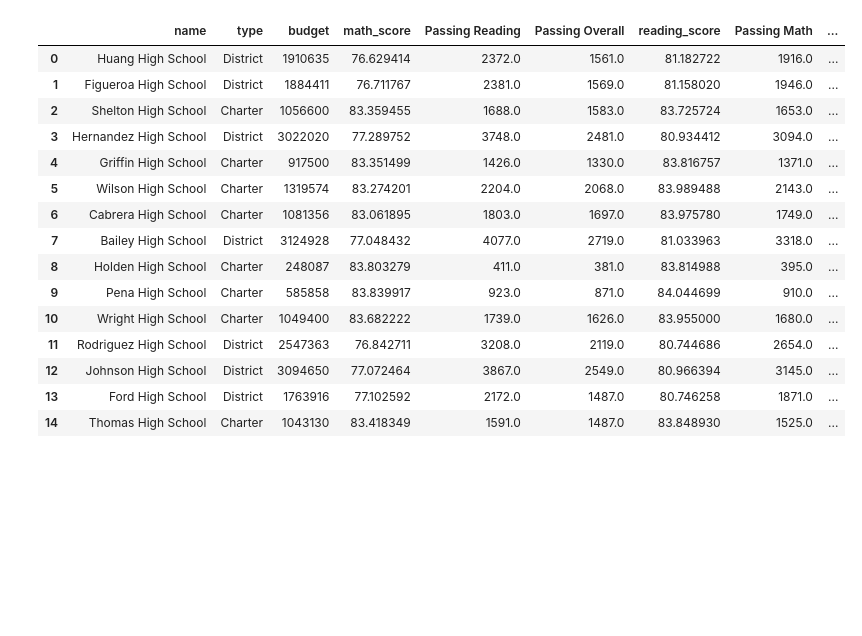
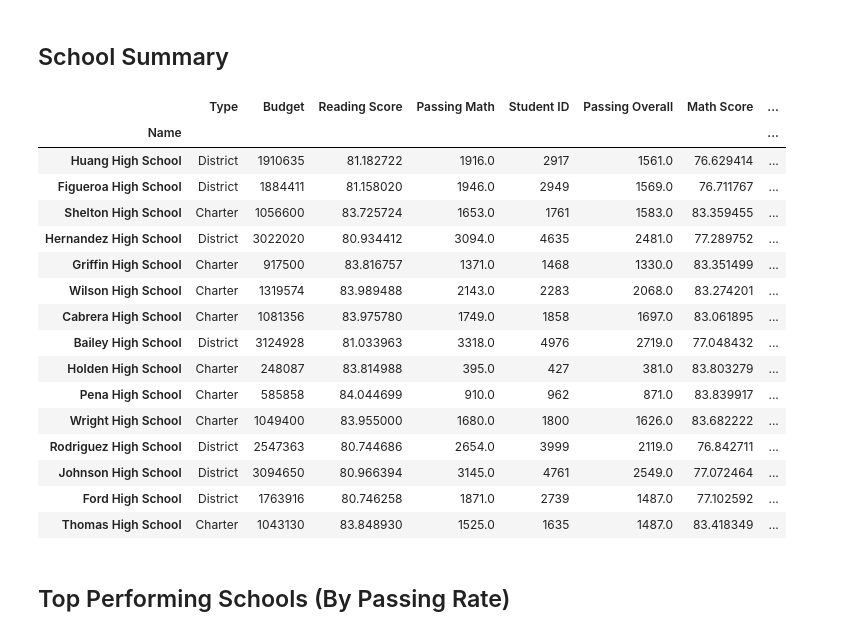
Before and after one commit to rallenlove/PyCitySchools, a Jupyter notebook: PyCitySchools.ipynb, the cells around one changed output. Saved outputs shown, nothing was run; the diff lists cells and outputs as text; code cells hidden in the pictures; blank space fills up the shorter version.

```diff
--- a/PyCitySchools.ipynb
+++ b/PyCitySchools.ipynb
@@ -12,7 +18,11 @@ total_budget = schools['budget'].sum()
 # %%
+# District-level school data
+num_schools = schools['School ID'].count()
+total_budget = schools['budget'].sum()
+
 # Merge data (student-level)
 school_students = pd.merge(schools, students, left_on='name', right_on='school', how='left')
-school_students.rename(columns={'name_x': 'School Name', 'name_y': 'Student Name'}, inplace=True)
+school_students.rename(columns={'name_x': 'School Name', 'name_y': 'Student Name', 'grade': 'Grade'}, inplace=True)
 
 # Add passing columns, assuming >= 70 is passing and one must pass both reading and math to pass overall
 school_students['Passing Reading'] = school_students['reading_score'] >= 70
@@ -23,3 +33,23 @@ school_students['Passing Overall'] = school_students['Passing Math'] & school_st
 pass_math = school_students[school_students['Passing Math']]['Student ID'].count()
 pass_reading = school_students[school_students['Passing Reading']]['Student ID'].count()
 pass_total = school_students[school_students['Passing Overall']]['Student ID'].count()
+
+# Total-level group includes count of students and average math and reading scores.
+funcs = {'Student ID': 'count', 'math_score': 'mean', 'reading_score': 'mean'}
+
+# Hacky way to group without a groupby column (aggregate to district level)
+ss_total_group = school_students.groupby(by=lambda x: 0)
+
+# aggregate to count students and get means of math and reading scores
+ss_total = ss_total_group.agg(funcs)
+ss_total.rename(columns={'reading_score': 'Average Reading Score', 'math_score': 'Average Math Score'
+                        ,'Student ID': 'Total Students'}, inplace=True)
+
+# Merge student- and school-level data
+ss_total['% Passing Math'] = pass_math / ss_total['Total Students']
+ss_total['% Passing Reading'] = pass_reading / ss_total['Total Students']
+ss_total['% Passing Overall'] = pass_total / ss_total['Total Students']
+ss_total['Total Budget'] = total_budget
+ss_total['Total Schools'] = num_schools
+ss_total_formatted = ss_total
+ss_total[['Total Schools', 'Total Students', 'Total Budget', 'Average Math Score', 'Average Reading Score', '% Passing Math', '% Passing Reading', '% Passing Overall']]
@@ -51,35 +59,43 @@ ss_total[['Total Schools', 'Total Students', 'Total Budget', 'Average Math Score
+# %% [markdown]
+## School Summary
 # %%
 # school-level data
 school_result = schools[['name', 'type', 'budget']]
 
 # student-level data by school
 school_students_gb = school_students.groupby(by='School ID')
 funcs = {'Student ID': 'count', 'math_score': 'mean', 'reading_score': 'mean', 'Passing Math': 'sum', 'Passing Reading': 'sum', 'Passing Overall': 'sum'}#, 'Passing Reading': 'count', 'pass_overall': 'count'}
 
 school_totals = school_students_gb.agg(funcs)
 
 school_result = pd.merge(schools[['name', 'type', 'budget']], school_totals, left_index=True, right_index=True)
 school_result['Per Student Budget'] = school_result['budget'] / school_result['Student ID']
 school_result['% Passing Math'] = school_result['Passing Math'] / school_result['Student ID']
 school_result['% Passing Reading'] = school_result['Passing Reading'] / school_result['Student ID']
 school_result['% Passing Overall'] = school_result['Passing Overall'] / school_result['Student ID']
-# school_totals
+# Make school name the index, rename columns, and show result
+school_result.rename(columns={'name': 'Name', 'type': 'Type', 'budget': 'Budget','math_score': 'Math Score',
+                              'reading_score': 'Reading Score'}, inplace=True)
+school_result.set_index(keys='Name', inplace=True)
 school_result
 # %% [output]
-|  | name | type | budget | math_score | Passing Reading | Passing Overall | reading_score | Passing Math | ... |
-| 0 | Huang High School | District | 1910635 | 76.629414 | 2372.0 | 1561.0 | 81.182722 | 1916.0 | ... |
-| 1 | Figueroa High School | District | 1884411 | 76.711767 | 2381.0 | 1569.0 | 81.158020 | 1946.0 | ... |
-| 2 | Shelton High School | Charter | 1056600 | 83.359455 | 1688.0 | 1583.0 | 83.725724 | 1653.0 | ... |
-| 3 | Hernandez High School | District | 3022020 | 77.289752 | 3748.0 | 2481.0 | 80.934412 | 3094.0 | ... |
-| 4 | Griffin High School | Charter | 917500 | 83.351499 | 1426.0 | 1330.0 | 83.816757 | 1371.0 | ... |
-| 5 | Wilson High School | Charter | 1319574 | 83.274201 | 2204.0 | 2068.0 | 83.989488 | 2143.0 | ... |
-| 6 | Cabrera High School | Charter | 1081356 | 83.061895 | 1803.0 | 1697.0 | 83.975780 | 1749.0 | ... |
-| 7 | Bailey High School | District | 3124928 | 77.048432 | 4077.0 | 2719.0 | 81.033963 | 3318.0 | ... |
-| 8 | Holden High School | Charter | 248087 | 83.803279 | 411.0 | 381.0 | 83.814988 | 395.0 | ... |
-| 9 | Pena High School | Charter | 585858 | 83.839917 | 923.0 | 871.0 | 84.044699 | 910.0 | ... |
-| 10 | Wright High School | Charter | 1049400 | 83.682222 | 1739.0 | 1626.0 | 83.955000 | 1680.0 | ... |
-| 11 | Rodriguez High School | District | 2547363 | 76.842711 | 3208.0 | 2119.0 | 80.744686 | 2654.0 | ... |
-| 12 | Johnson High School | District | 3094650 | 77.072464 | 3867.0 | 2549.0 | 80.966394 | 3145.0 | ... |
-| 13 | Ford High School | District | 1763916 | 77.102592 | 2172.0 | 1487.0 | 80.746258 | 1871.0 | ... |
-| 14 | Thomas High School | Charter | 1043130 | 83.418349 | 1591.0 | 1487.0 | 83.848930 | 1525.0 | ... |
+|  | Type | Budget | Reading Score | Passing Math | Student ID | Passing Overall | Math Score | ... |
+| Name |  |  |  |  |  |  |  | ... |
+| Huang High School | District | 1910635 | 81.182722 | 1916.0 | 2917 | 1561.0 | 76.629414 | ... |
+| Figueroa High School | District | 1884411 | 81.158020 | 1946.0 | 2949 | 1569.0 | 76.711767 | ... |
+| Shelton High School | Charter | 1056600 | 83.725724 | 1653.0 | 1761 | 1583.0 | 83.359455 | ... |
+| Hernandez High School | District | 3022020 | 80.934412 | 3094.0 | 4635 | 2481.0 | 77.289752 | ... |
+| Griffin High School | Charter | 917500 | 83.816757 | 1371.0 | 1468 | 1330.0 | 83.351499 | ... |
+| Wilson High School | Charter | 1319574 | 83.989488 | 2143.0 | 2283 | 2068.0 | 83.274201 | ... |
+| Cabrera High School | Charter | 1081356 | 83.975780 | 1749.0 | 1858 | 1697.0 | 83.061895 | ... |
+| Bailey High School | District | 3124928 | 81.033963 | 3318.0 | 4976 | 2719.0 | 77.048432 | ... |
+| Holden High School | Charter | 248087 | 83.814988 | 395.0 | 427 | 381.0 | 83.803279 | ... |
+| Pena High School | Charter | 585858 | 84.044699 | 910.0 | 962 | 871.0 | 83.839917 | ... |
+| Wright High School | Charter | 1049400 | 83.955000 | 1680.0 | 1800 | 1626.0 | 83.682222 | ... |
+| Rodriguez High School | District | 2547363 | 80.744686 | 2654.0 | 3999 | 2119.0 | 76.842711 | ... |
+| Johnson High School | District | 3094650 | 80.966394 | 3145.0 | 4761 | 2549.0 | 77.072464 | ... |
+| Ford High School | District | 1763916 | 80.746258 | 1871.0 | 2739 | 1487.0 | 77.102592 | ... |
+| Thomas High School | Charter | 1043130 | 83.848930 | 1525.0 | 1635 | 1487.0 | 83.418349 | ... |
+# %% [markdown]
+## Top Performing Schools (By Passing Rate)
 # %%
```
Also changed, not shown: parts of 20 cells of this notebook.
